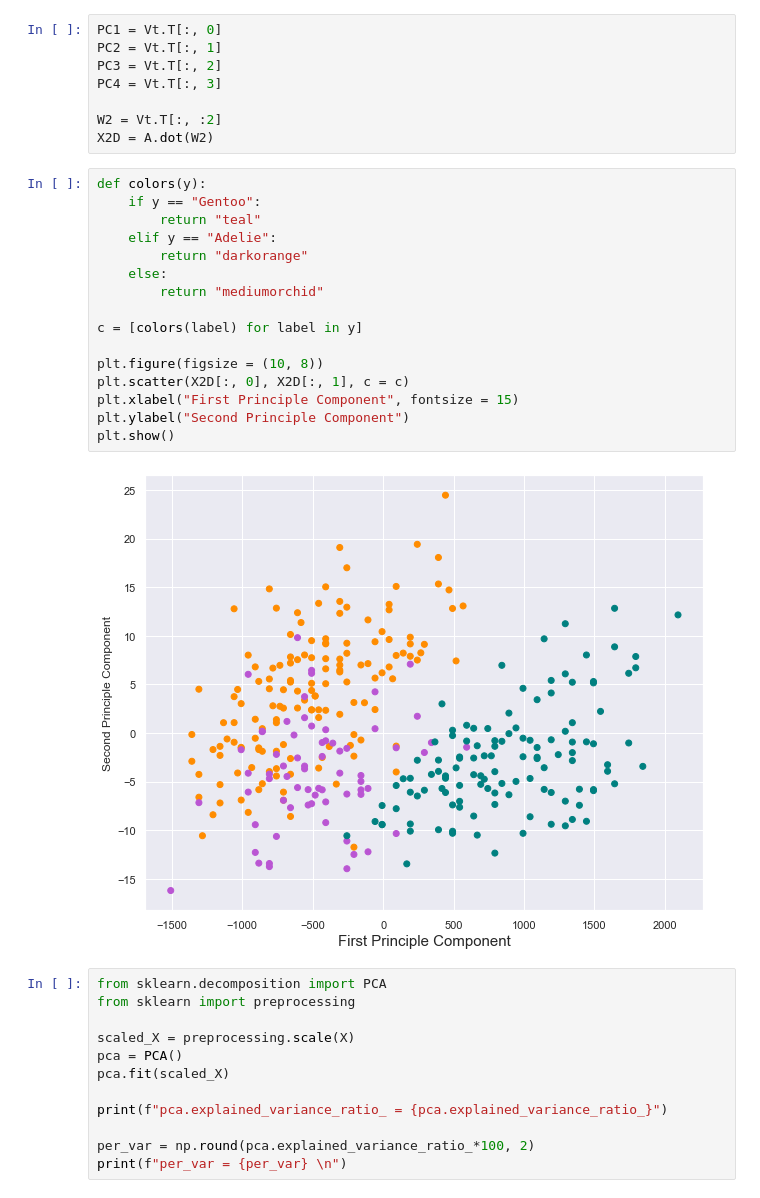
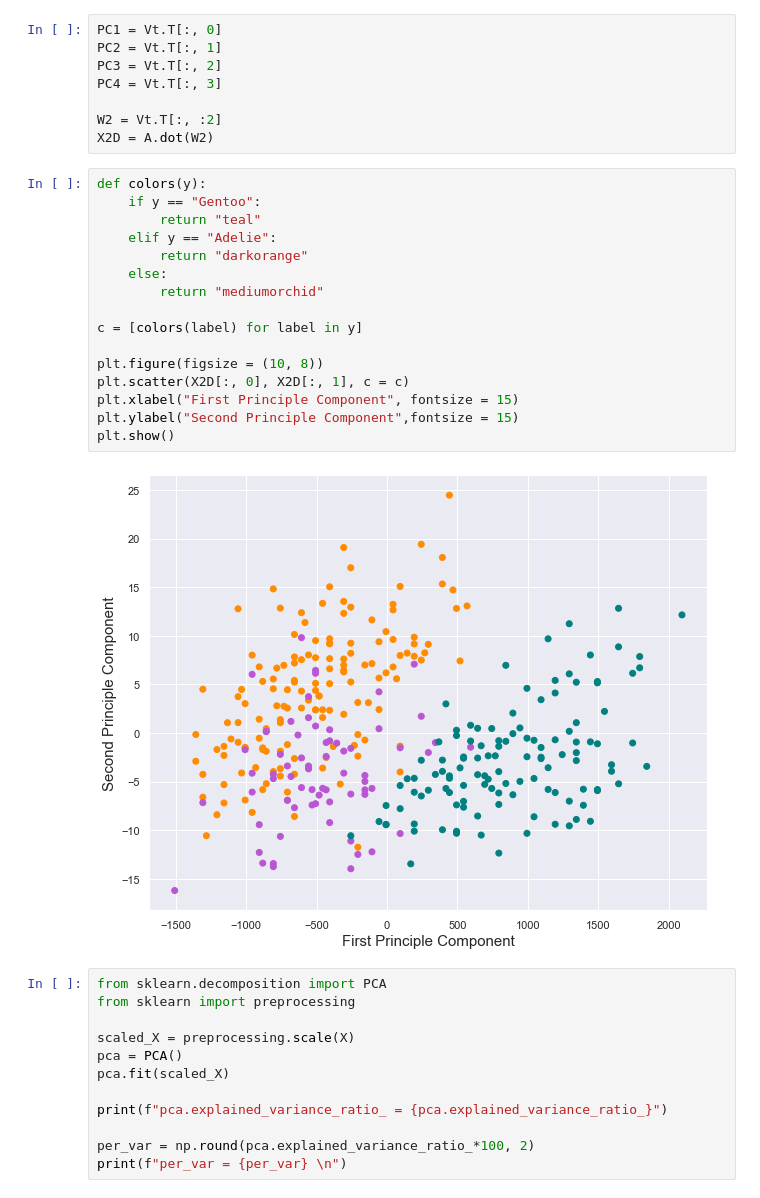
Before and after one commit to ja7174/INDE577, a Jupyter notebook: Lecture 10 - KMC & PCA/Lec 10 - PCA.ipynb, the cells around one changed output. Drawn from its saved outputs; the diff is of its cells as text.

```diff
--- a/Lecture 10 - KMC & PCA/Lec 10 - PCA.ipynb
+++ b/Lecture 10 - KMC & PCA/Lec 10 - PCA.ipynb
@@ -39,21 +44,21 @@ X2D = A.dot(W2)
 # %%
 def colors(y):
     if y == "Gentoo":
         return "teal"
     elif y == "Adelie":
         return "darkorange"
     else:
         return "mediumorchid"
 
 c = [colors(label) for label in y]
 
 plt.figure(figsize = (10, 8))
 plt.scatter(X2D[:, 0], X2D[:, 1], c = c)
 plt.xlabel("First Principle Component", fontsize = 15)
-plt.ylabel("Second Principle Component")
+plt.ylabel("Second Principle Component",fontsize = 15)
 plt.show()
 # %% [output]
-[figure, old version]
+[figure, new version]
 # %%
 from sklearn.decomposition import PCA
 from sklearn import preprocessing
```
Also changed, not shown: parts of 10 cells of this notebook, 2 other files.
